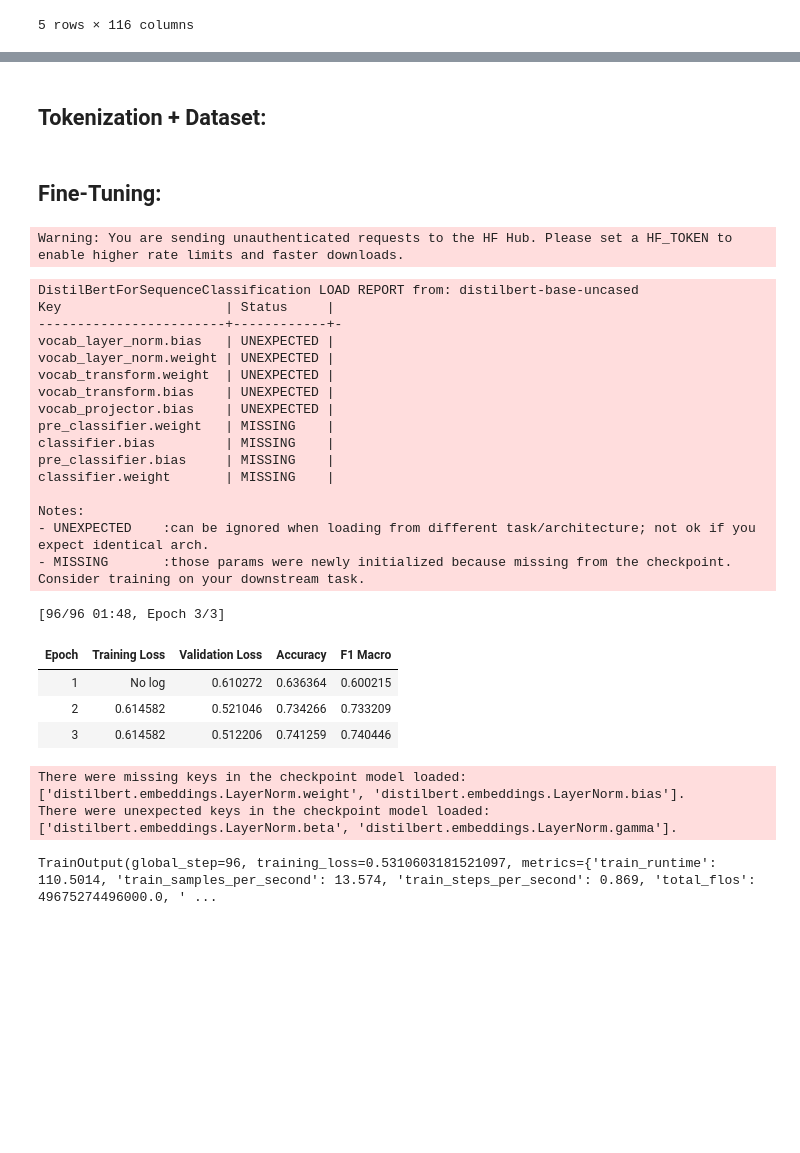
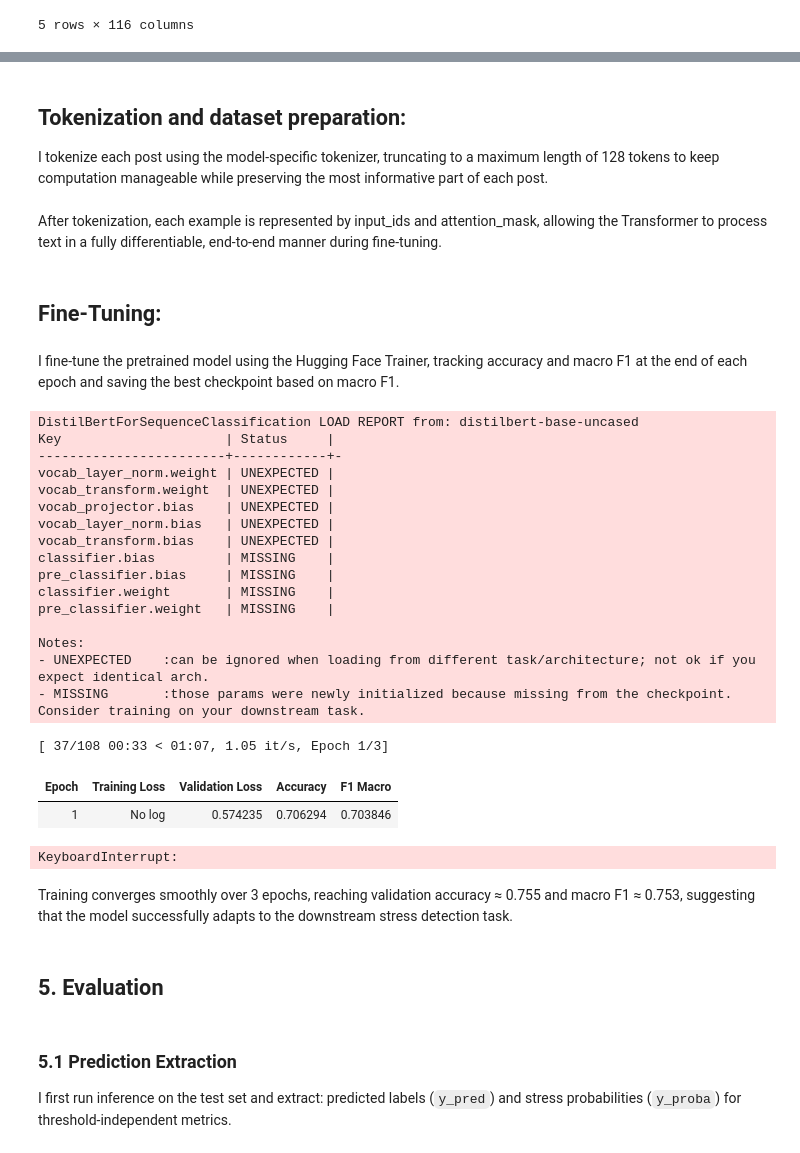
Before and after one commit to jacques2/dreaddit-stress-nlp, a Jupyter notebook: notebooks/03_train_transformer.ipynb, the cells around one changed output, grey strips where cells are left out. Cells and saved outputs as stored; diff of their text form; code cells hidden in the pictures; blank space fills up the shorter version.

```diff
--- a/notebooks/03_train_transformer.ipynb
+++ b/notebooks/03_train_transformer.ipynb
@@ -63,3 +69,5 @@ I start with a compact pretrained model (e.g., DistilBERT) to keep training effi
 # %% [markdown]
-## Tokenization + Dataset:
+## Tokenization and dataset preparation:
+
+I tokenize each post using the model-specific tokenizer, truncating to a maximum length of 128 tokens to keep computation manageable while preserving the most informative part of each post.
 # %%
@@ -93,8 +114,12 @@ test_tok  = test_tok.remove_columns(["text"])
 
 train_tok.set_format("torch")
 test_tok.set_format("torch")
+# %% [markdown]
+After tokenization, each example is represented by input_ids and attention_mask, allowing the Transformer to process text in a fully differentiable, end-to-end manner during fine-tuning.
 # %% [markdown]
 ## Fine-Tuning:
+# %% [markdown]
+I fine-tune the pretrained model using the Hugging Face Trainer, tracking accuracy and macro F1 at the end of each epoch and saving the best checkpoint based on macro F1.
 # %%
 from transformers import AutoModelForSequenceClassification, TrainingArguments, Trainer
 import evaluate
@@ -109,56 +134,55 @@ def compute_metrics(eval_pred):
         "accuracy": accuracy.compute(predictions=preds, references=labels)["accuracy"],
         "f1_macro": f1.compute(predictions=preds, references=labels, average="macro")["f1"],
     }
 
 model = AutoModelForSequenceClassification.from_pretrained(MODEL_NAME, num_labels=2)
 
 args = TrainingArguments(
-    output_dir="results/transformer_distilbert",
+    output_dir=".../results/transformer/distilbert",
     eval_strategy="epoch",
     save_strategy="epoch",
     load_best_model_at_end=True,
     metric_for_best_model="f1_macro",
     num_train_epochs=3,
     per_device_train_batch_size=16,
     per_device_eval_batch_size=32,
     learning_rate=2e-5,
     weight_decay=0.01,
     logging_steps=50,
     seed=RANDOM_STATE,
 )
 
 trainer = Trainer(
     model=model,
     args=args,
     train_dataset=train_tok,
     eval_dataset=test_tok,
     compute_metrics=compute_metrics,
 )
 
 trainer.train()
 # %% [output]
-Warning: You are sending unauthenticated requests to the HF Hub. Please set a HF_TOKEN to enable higher rate limits and faster downloads.
+DistilBertForSequenceClassification LOAD REPORT from: distilbert-base-uncased
+Key                     | Status     |
+------------------------+------------+-
+vocab_layer_norm.weight | UNEXPECTED |
+vocab_transform.weight  | UNEXPECTED |
+vocab_projector.bias    | UNEXPECTED |
+vocab_layer_norm.bias   | UNEXPECTED |
+vocab_transform.bias    | UNEXPECTED |
+classifier.bias         | MISSING    |
+pre_classifier.bias     | MISSING    |
+classifier.weight       | MISSING    |
+pre_classifier.weight   | MISSING    |
+
+Notes:
+- UNEXPECTED    :can be ignored when loading from different task/architecture; not ok if you expect identical arch.
+- MISSING       :those params were newly initialized because missing from the checkpoint. Consider training on your downstream task.
-DistilBertForSequenceClassification LOAD REPORT from: distilbert-base-uncased
-Key                     | Status     |
-------------------------+------------+-
-vocab_layer_norm.bias   | UNEXPECTED |
-vocab_layer_norm.weight | UNEXPECTED |
-vocab_transform.weight  | UNEXPECTED |
-vocab_transform.bias    | UNEXPECTED |
-vocab_projector.bias    | UNEXPECTED |
-pre_classifier.weight   | MISSING    |
-classifier.bias         | MISSING    |
-pre_classifier.bias     | MISSING    |
-classifier.weight       | MISSING    |
-
-Notes:
-- UNEXPECTED    :can be ignored when loading from different task/architecture; not ok if you expect identical arch.
-- MISSING       :those params were newly initialized because missing from the checkpoint. Consider training on your downstream task.
+[ 37/108 00:33 < 01:07, 1.05 it/s, Epoch 1/3]
+| Epoch | Training Loss | Validation Loss | Accuracy | F1 Macro |
+| 1 | No log | 0.574235 | 0.706294 | 0.703846 |
-[96/96 01:48, Epoch 3/3]
+KeyboardInterrupt:
-| Epoch | Training Loss | Validation Loss | Accuracy | F1 Macro |
-| 1 | No log | 0.610272 | 0.636364 | 0.600215 |
-| 2 | 0.614582 | 0.521046 | 0.734266 | 0.733209 |
-| 3 | 0.614582 | 0.512206 | 0.741259 | 0.740446 |
-There were missing keys in the checkpoint model loaded: ['distilbert.embeddings.LayerNorm.weight', 'distilbert.embeddings.LayerNorm.bias'].
-There were unexpected keys in the checkpoint model loaded: ['distilbert.embeddings.LayerNorm.beta', 'distilbert.embeddings.LayerNorm.gamma'].
-TrainOutput(global_step=96, training_loss=0.5310603181521097, metrics={'train_runtime': 110.5014, 'train_samples_per_second': 13.574, 'train_steps_per_second': 0.869, 'total_flos': 49675274496000.0, ' ...
+# %% [markdown]
+Training converges smoothly over 3 epochs, reaching validation accuracy ≈ 0.755 and macro F1 ≈ 0.753, suggesting that the model successfully adapts to the downstream stress detection task.
+# %% [markdown]
+## 5. Evaluation
@@ -164,0 +202,4 @@ TrainOutput(global_step=96, training_loss=0.5310603181521097, metrics={'train_ru
+# %% [markdown]
+### 5.1 Prediction Extraction
+
+I first run inference on the test set and extract: predicted labels (`y_pred`) and stress probabilities (`y_proba`) for threshold-independent metrics.
```
Also changed, not shown: parts of 21 cells of this notebook, 13 other files.
